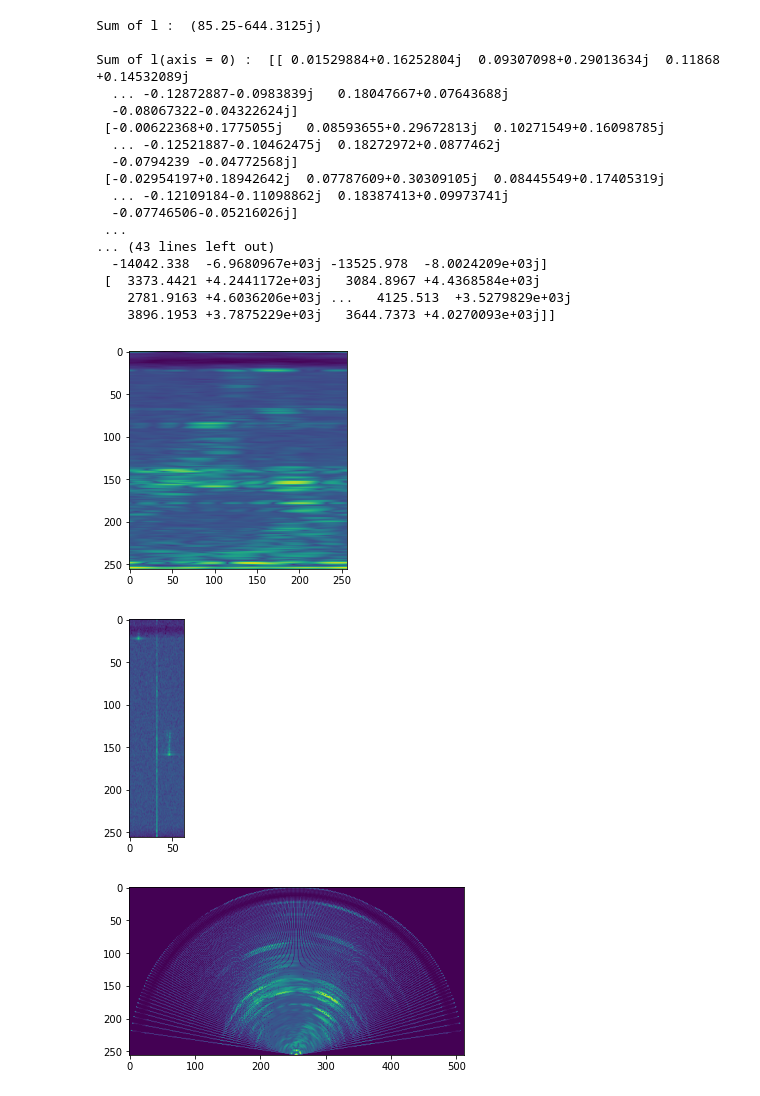
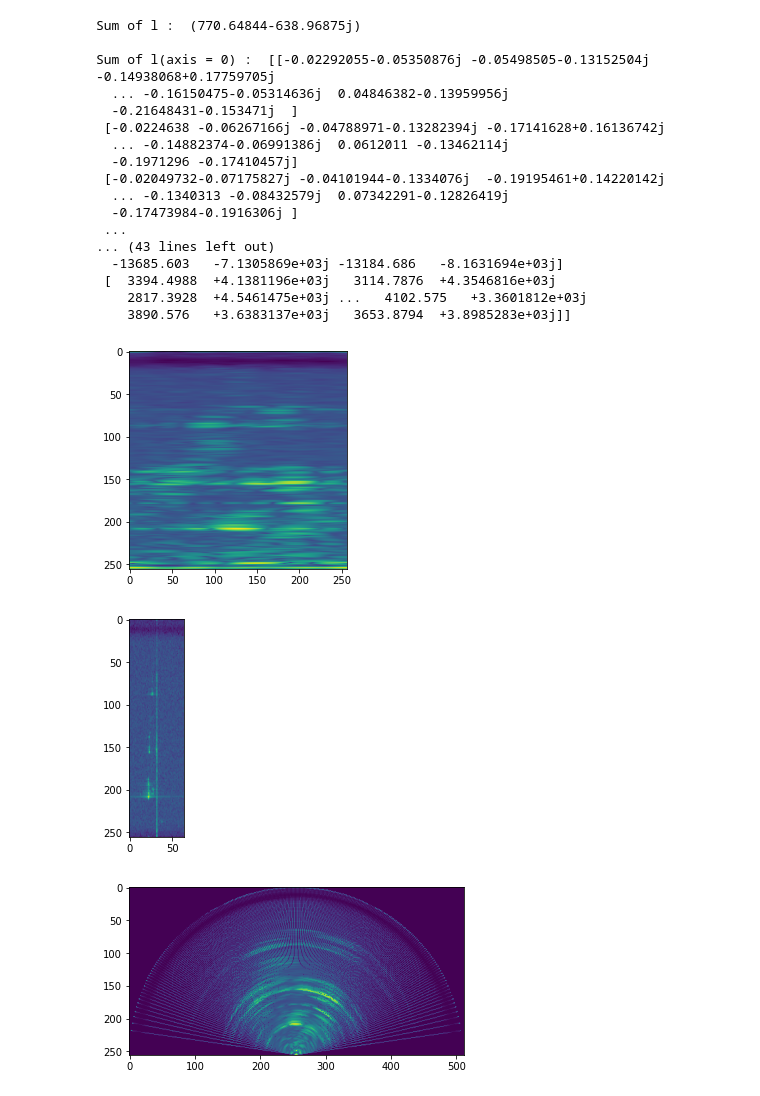
Before and after one commit to ArkaprabhaChakraborty/RADAR_Notebooks, a Jupyter notebook: process.ipynb, the cells around one changed output. Drawn from its saved outputs; the diff is of its cells as text; code cells hidden in the pictures.

```diff
--- a/process.ipynb
+++ b/process.ipynb
@@ -3,7 +3,7 @@ import numpy as np
 from scipy.fftpack import fft,fft2
 from matplotlib import pyplot as plt
 # %%
-l = np.load("data/000090.npy")
+l = np.load("data/000642.npy")
 # %%
 print("\nSum of l : ", np.sum(l))
 print()
@@ -11,23 +11,23 @@ print("Sum of l(axis = 0) : ", np.sum(l, axis = 0))
 print("Sum of l(axis = 1) : ", np.sum(l, axis = 1))
 print("Sum of l(axis = -1) : ", np.sum(l, axis = -1))
 # %% [output]
-Sum of l :  (85.25-644.3125j)
+Sum of l :  (770.64844-638.96875j)
 
-Sum of l(axis = 0) :  [[ 0.01529884+0.16252804j  0.09307098+0.29013634j  0.11868   +0.14532089j
-  ... -0.12872887-0.0983839j   0.18047667+0.07643688j
-  -0.08067322-0.04322624j]
- [-0.00622368+0.1775055j   0.08593655+0.29672813j  0.10271549+0.16098785j
-  ... -0.12521887-0.10462475j  0.18272972+0.0877462j
-  -0.0794239 -0.04772568j]
- [-0.02954197+0.18942642j  0.07787609+0.30309105j  0.08445549+0.17405319j
-  ... -0.12109184-0.11098862j  0.18387413+0.09973741j
-  -0.07746506-0.05216026j]
+Sum of l(axis = 0) :  [[-0.02292055-0.05350876j -0.05498505-0.13152504j -0.14938068+0.17759705j
+  ... -0.16150475-0.05314636j  0.04846382-0.13959956j
+  -0.21648431-0.153471j  ]
+ [-0.0224638 -0.06267166j -0.04788971-0.13282394j -0.17141628+0.16136742j
+  ... -0.14882374-0.06991386j  0.0612011 -0.13462114j
+  -0.1971296 -0.17410457j]
+ [-0.02049732-0.07175827j -0.04101944-0.1334076j  -0.19195461+0.14220142j
+  ... -0.1340313 -0.08432579j  0.07342291-0.12826419j
+  -0.17473984-0.1916306j ]
  ...
 ... (43 lines left out)
-  -14042.338  -6.9680967e+03j -13525.978  -8.0024209e+03j]
- [  3373.4421 +4.2441172e+03j   3084.8967 +4.4368584e+03j
-    2781.9163 +4.6036206e+03j ...   4125.513  +3.5279829e+03j
-    3896.1953 +3.7875229e+03j   3644.7373 +4.0270093e+03j]]
+  -13685.603   -7.1305869e+03j -13184.686   -8.1631694e+03j]
+ [  3394.4988  +4.1381196e+03j   3114.7876  +4.3546816e+03j
+    2817.3928  +4.5461475e+03j ...   4102.575   +3.3601812e+03j
+    3890.576   +3.6383137e+03j   3653.8794  +3.8985283e+03j]]
 # %%
 def cartesianToPolar(x, y):
     """ Cartesian to Polar """
@@ -95,12 +95,12 @@ RD = getLog(getSumDim(getMagnitude(RAD, power_order=2), target_axis = 1), scalar
 plt.imshow(RA)
 plt.show()
 # %% [output]
-[figure, old version]
+[figure, new version]
 # %%
-plt.imshow(RD)
+plt.imshow(np.abs(RD))
 plt.show()
 # %% [output]
-[figure, old version]
+[figure, new version]
 # %%
 radar_config = {
 				"designed_frequency" : 76.8,
@@ -119,7 +119,7 @@ RA_cart = Cartesian(RA, radar_config, gapfill_interval_num=1)
 plt.imshow(RA_cart)
 plt.show()
 # %% [output]
-[figure, old version]
+[figure, new version]
 # %%
 RA_cart1 = Cartesian(RA, radar_config, gapfill_interval_num=5)
 plt.imshow(RA_cart1)
```
Also changed, not shown: parts of 22 cells of this notebook, 3 other files.
